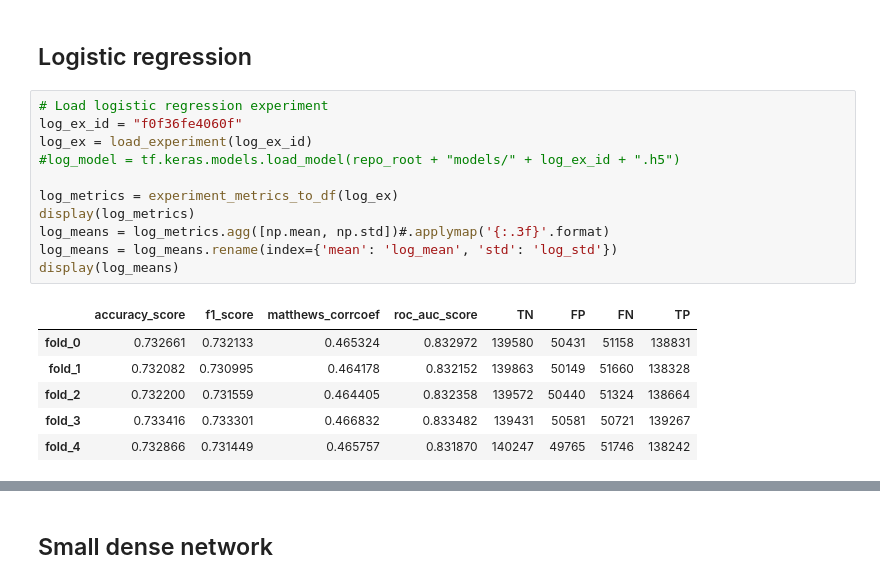
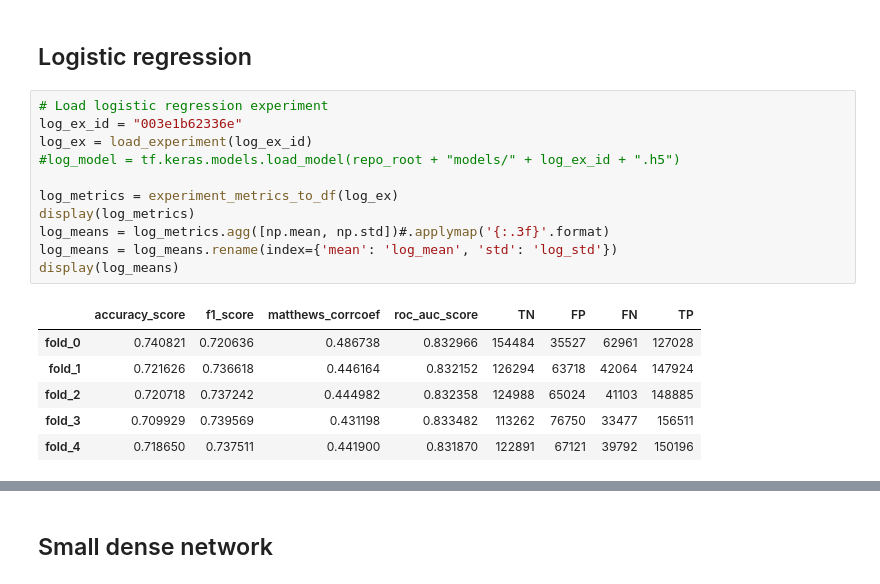
Before and after one commit to geirtul/master_analysis, a Jupyter notebook: notebooks/results/classification_simulated.ipynb, the cells around one changed output, grey strips where cells are left out. Drawn from its saved outputs; the diff is of its cells as text.

```diff
--- a/notebooks/results/classification_simulated.ipynb
+++ b/notebooks/results/classification_simulated.ipynb
@@ -41,20 +41,20 @@ The basic pre-processing includes formatting and min-max normalization.
 ## Logistic regression
 # %%
 # Load logistic regression experiment
-log_ex_id = "f0f36fe4060f"
+log_ex_id = "003e1b62336e"
 log_ex = load_experiment(log_ex_id)
 #log_model = tf.keras.models.load_model(repo_root + "models/" + log_ex_id + ".h5")
 
 log_metrics = experiment_metrics_to_df(log_ex)
 display(log_metrics)
 log_means = log_metrics.agg([np.mean, np.std])#.applymap('{:.3f}'.format)
 log_means = log_means.rename(index={'mean': 'log_mean', 'std': 'log_std'})
 display(log_means)
 # %% [output]
 |  | accuracy_score | f1_score | matthews_corrcoef | roc_auc_score | TN | FP | FN | TP |
-| fold_0 | 0.732661 | 0.732133 | 0.465324 | 0.832972 | 139580 | 50431 | 51158 | 138831 |
-| fold_1 | 0.732082 | 0.730995 | 0.464178 | 0.832152 | 139863 | 50149 | 51660 | 138328 |
-| fold_2 | 0.732200 | 0.731559 | 0.464405 | 0.832358 | 139572 | 50440 | 51324 | 138664 |
-| fold_3 | 0.733416 | 0.733301 | 0.466832 | 0.833482 | 139431 | 50581 | 50721 | 139267 |
-| fold_4 | 0.732866 | 0.731449 | 0.465757 | 0.831870 | 140247 | 49765 | 51746 | 138242 |
+| fold_0 | 0.740821 | 0.720636 | 0.486738 | 0.832966 | 154484 | 35527 | 62961 | 127028 |
+| fold_1 | 0.721626 | 0.736618 | 0.446164 | 0.832152 | 126294 | 63718 | 42064 | 147924 |
+| fold_2 | 0.720718 | 0.737242 | 0.444982 | 0.832358 | 124988 | 65024 | 41103 | 148885 |
+| fold_3 | 0.709929 | 0.739569 | 0.431198 | 0.833482 | 113262 | 76750 | 33477 | 156511 |
+| fold_4 | 0.718650 | 0.737511 | 0.441900 | 0.831870 | 122891 | 67121 | 39792 | 150196 |
 |  | accuracy_score | f1_score | matthews_corrcoef | roc_auc_score | TN | FP | FN | TP |
```
Also changed, not shown: parts of 10 cells of this notebook, 3 other files.
